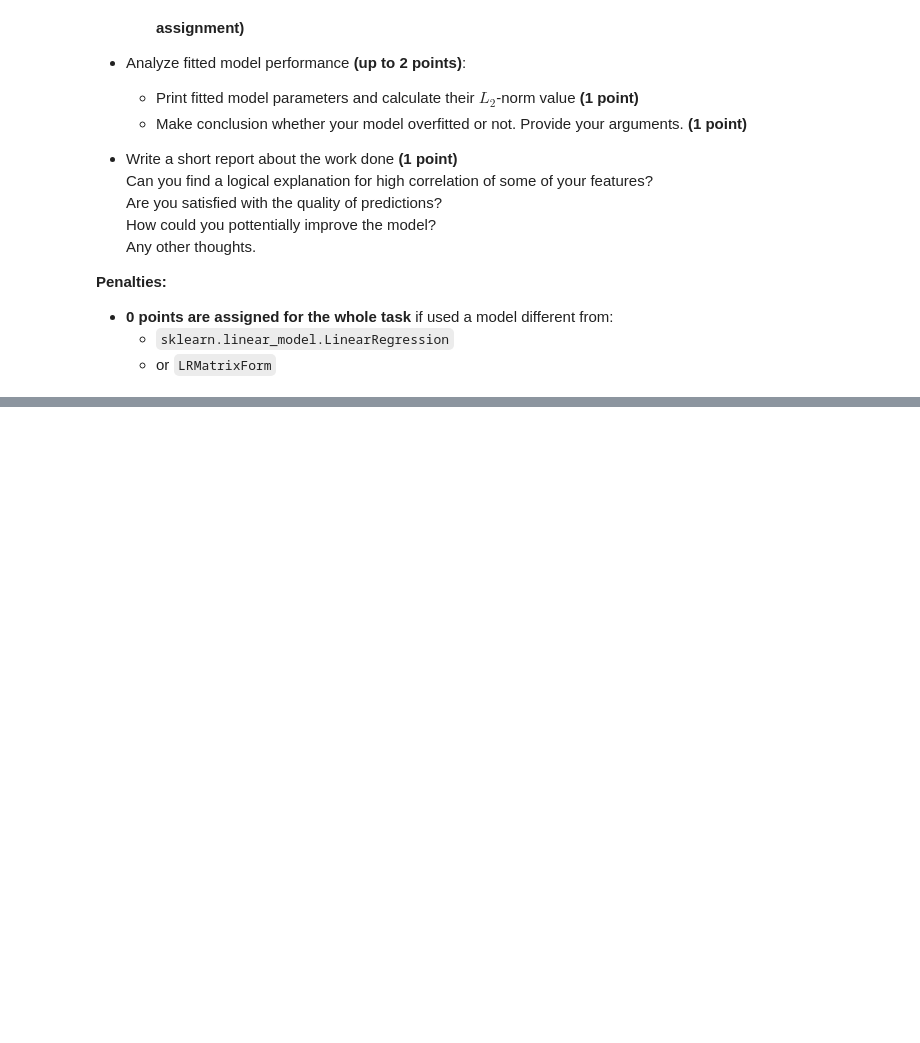
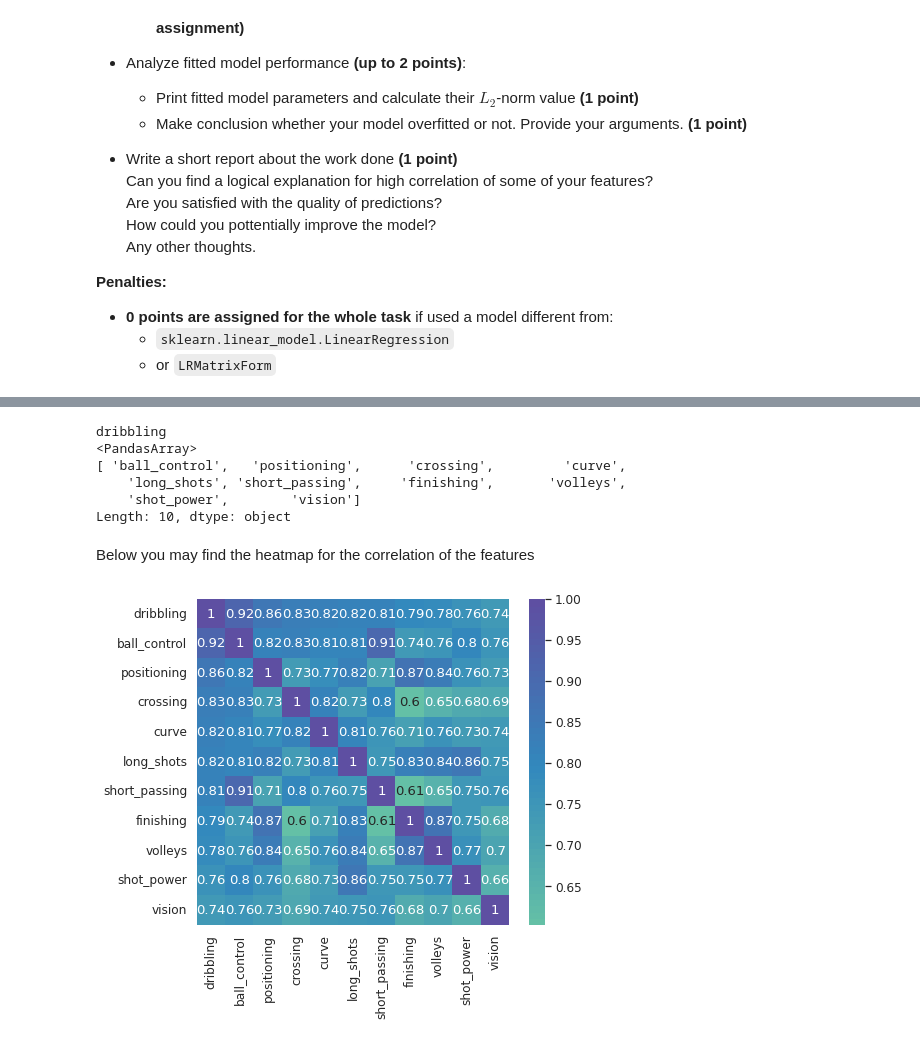
Before and after one commit to McReader/ml-intro, a Jupyter notebook: 3_linear_regression/linear_regression.ipynb, the cells around one changed output, grey strips where cells are left out. Saved outputs shown, nothing was run; the diff lists cells and outputs as text; code cells hidden in the pictures; blank space fills up the shorter version.

```diff
--- a/3_linear_regression/linear_regression.ipynb
+++ b/3_linear_regression/linear_regression.ipynb
@@ -1588,0 +1602,3 @@ Steps you need to follow:
+# %%
+top_correlated_features = df.corr(method='pearson')['dribbling'].abs().sort_values(ascending=False).head(11)
+top_correlated_features
@@ -1588,0 +1618,20 @@ Steps you need to follow:
+# %%
+cols = top_correlated_features.index.to_series().array
+target = cols[0]
+features = cols[1:]
+
+print(target)
+print(features)
+# %% [output]
+dribbling
+<PandasArray>
+[ 'ball_control',   'positioning',      'crossing',         'curve',
+    'long_shots', 'short_passing',     'finishing',       'volleys',
+    'shot_power',        'vision']
+Length: 10, dtype: object
+# %% [markdown]
+Below you may find the heatmap for the correlation of the features
+# %%
+sns.heatmap(df[cols].corr(method='pearson'), center=0, cmap='Spectral', annot=True);
+# %% [output]
+[figure, added]
```
Also changed, not shown: parts of 6 cells of this notebook.
